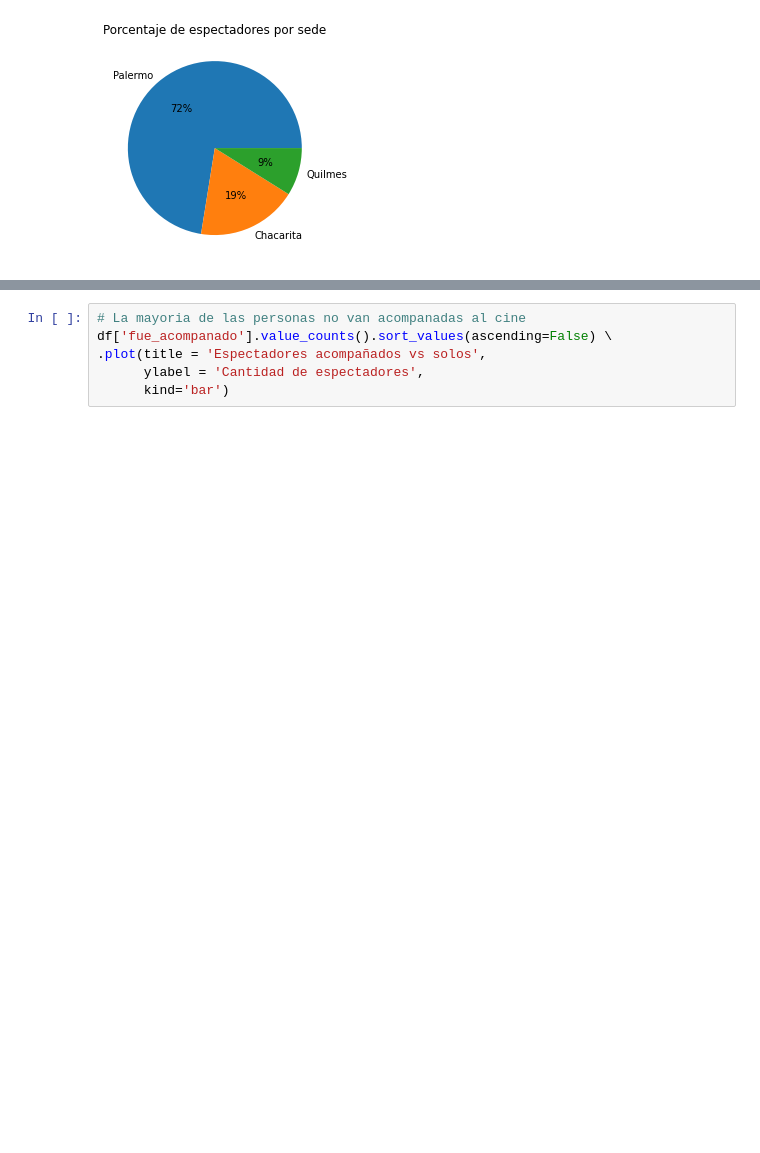
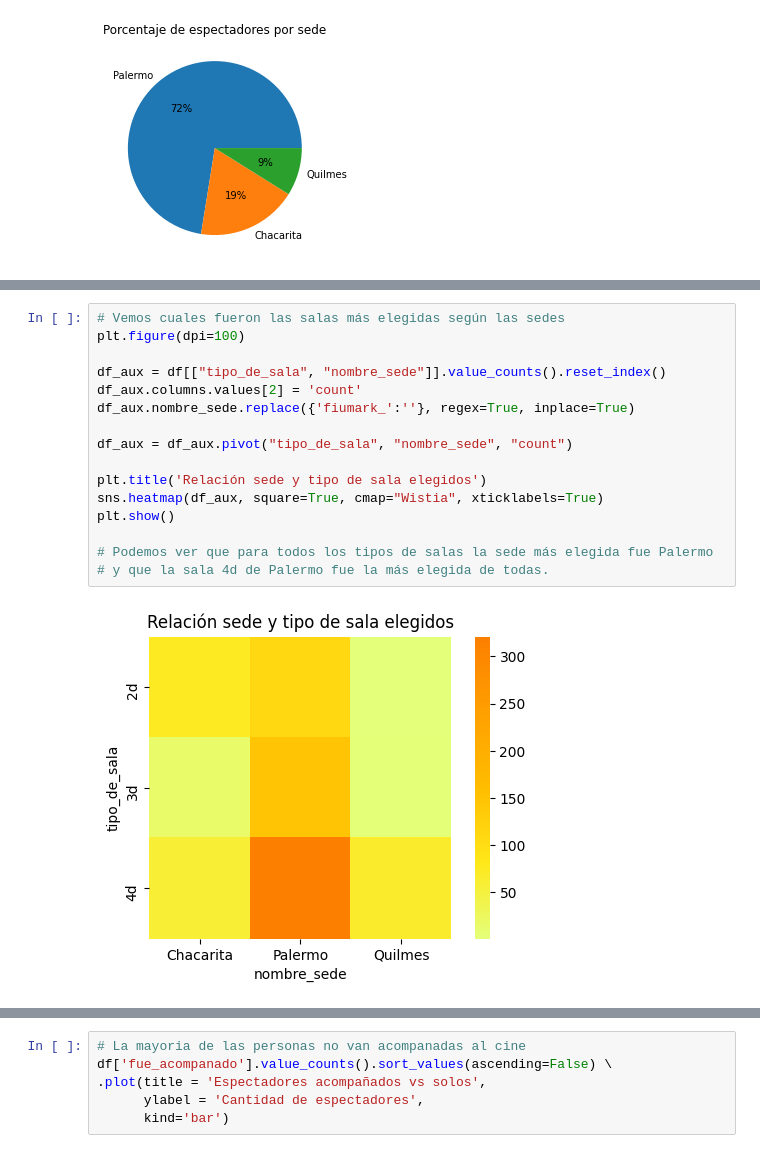
Before and after one commit to javierleyes/FiuMark, a Jupyter notebook: TP-1.ipynb, the cells around one changed output, grey strips where cells are left out. Drawn from its saved outputs; the diff is of its cells as text; blank space fills up the shorter version.

```diff
--- a/TP-1.ipynb
+++ b/TP-1.ipynb
@@ -309,0 +356,18 @@ df['nombre_sede'].value_counts().sort_values(ascending=False) \
+# %%
+# Vemos cuales fueron las salas más elegidas según las sedes
+plt.figure(dpi=100)
+
+df_aux = df[["tipo_de_sala", "nombre_sede"]].value_counts().reset_index()
+df_aux.columns.values[2] = 'count'
+df_aux.nombre_sede.replace({'fiumark_':''}, regex=True, inplace=True)
+
+df_aux = df_aux.pivot("tipo_de_sala", "nombre_sede", "count")
+
+plt.title('Relación sede y tipo de sala elegidos')
+sns.heatmap(df_aux, square=True, cmap="Wistia", xticklabels=True)
+plt.show()
+
+# Podemos ver que para todos los tipos de salas la sede más elegida fue Palermo
+# y que la sala 4d de Palermo fue la más elegida de todas.
+# %% [output]
+[figure, added]
```
Also changed, not shown: parts of 10 cells of this notebook, 1 other file.
